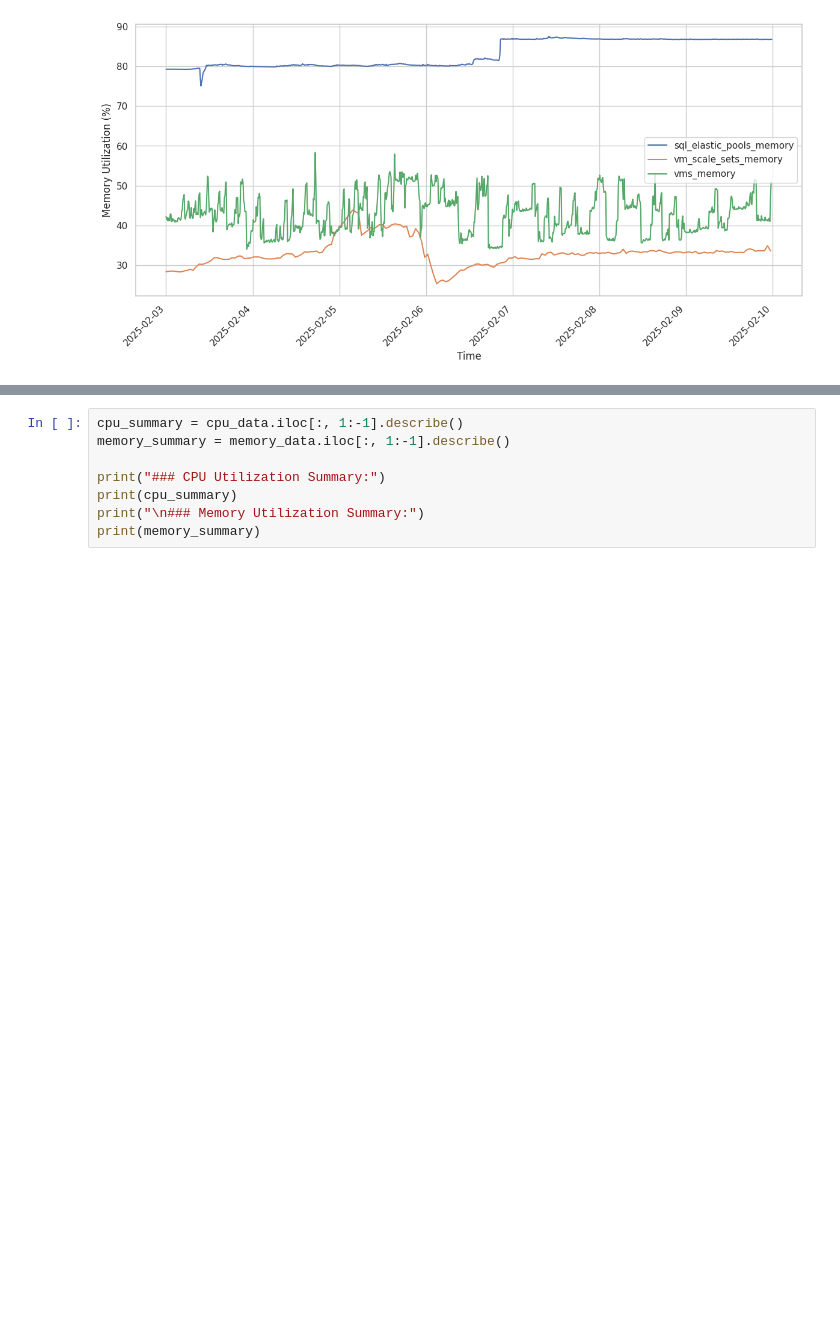
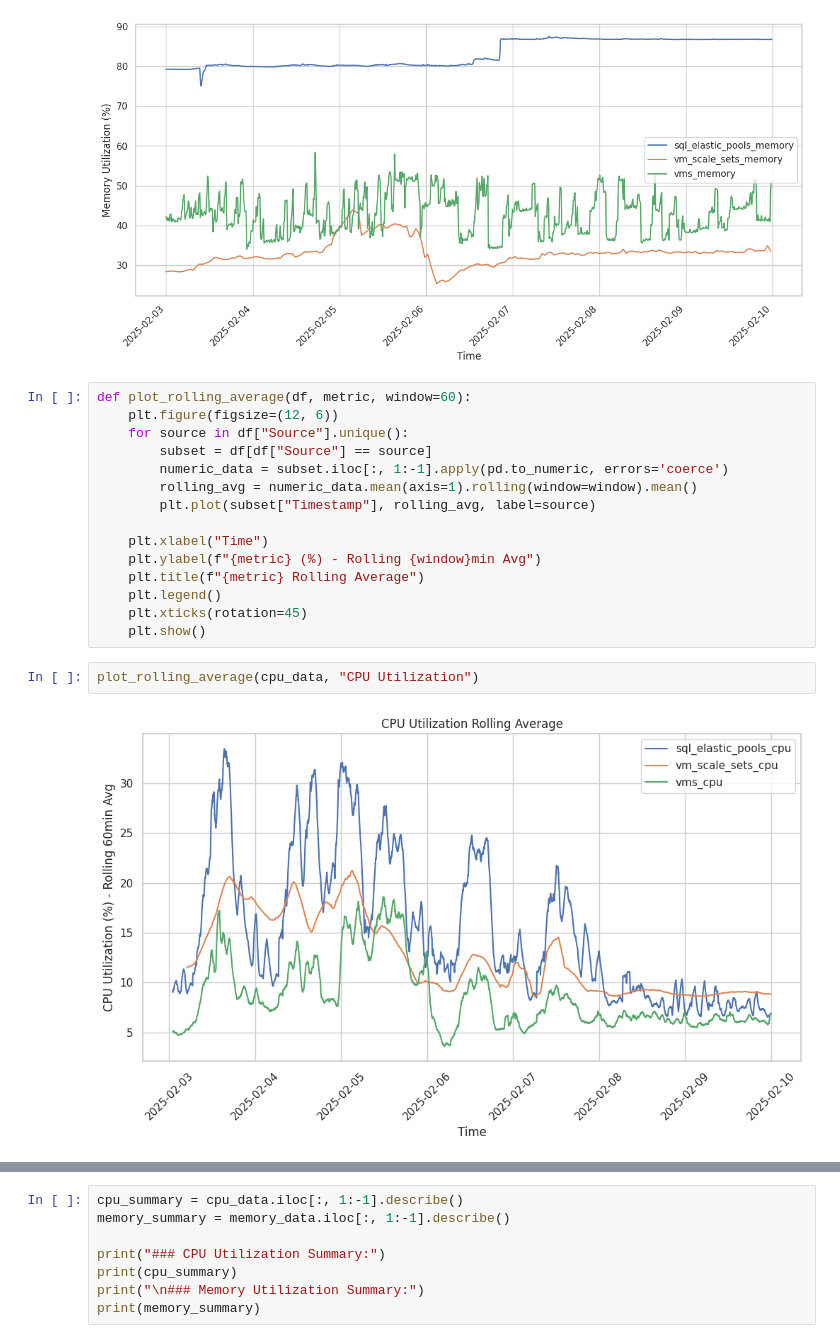
Before and after one commit to S2-group/afas-sci-case-study-2025, a Jupyter notebook: baseline_calculation/performance.ipynb, the cells around one changed output, grey strips where cells are left out. Drawn from its saved outputs; the diff is of its cells as text; blank space fills up the shorter version.

Commit message:
Added additional plots to Jupyter Notebook.

```diff
--- a/baseline_calculation/performance.ipynb
+++ b/baseline_calculation/performance.ipynb
@@ -62,3 +63,22 @@ plot_utilization(cpu_data, "CPU Utilization")
 plot_utilization(memory_data, "Memory Utilization")
 # %% [output]
 [figure]
+# %%
+def plot_rolling_average(df, metric, window=60):
+    plt.figure(figsize=(12, 6))
+    for source in df["Source"].unique():
+        subset = df[df["Source"] == source]
+        numeric_data = subset.iloc[:, 1:-1].apply(pd.to_numeric, errors='coerce')
+        rolling_avg = numeric_data.mean(axis=1).rolling(window=window).mean()
+        plt.plot(subset["Timestamp"], rolling_avg, label=source)
+
+    plt.xlabel("Time")
+    plt.ylabel(f"{metric} (%) - Rolling {window}min Avg")
+    plt.title(f"{metric} Rolling Average")
+    plt.legend()
+    plt.xticks(rotation=45)
+    plt.show()
+# %%
+plot_rolling_average(cpu_data, "CPU Utilization")
+# %% [output]
+[figure, added]
```
Also changed, not shown: parts of 7 cells of this notebook.
